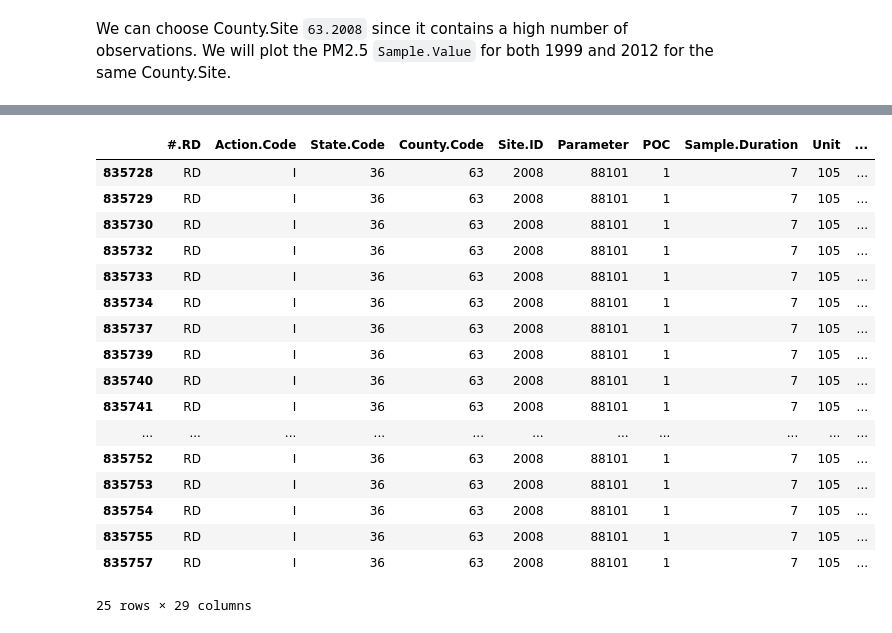
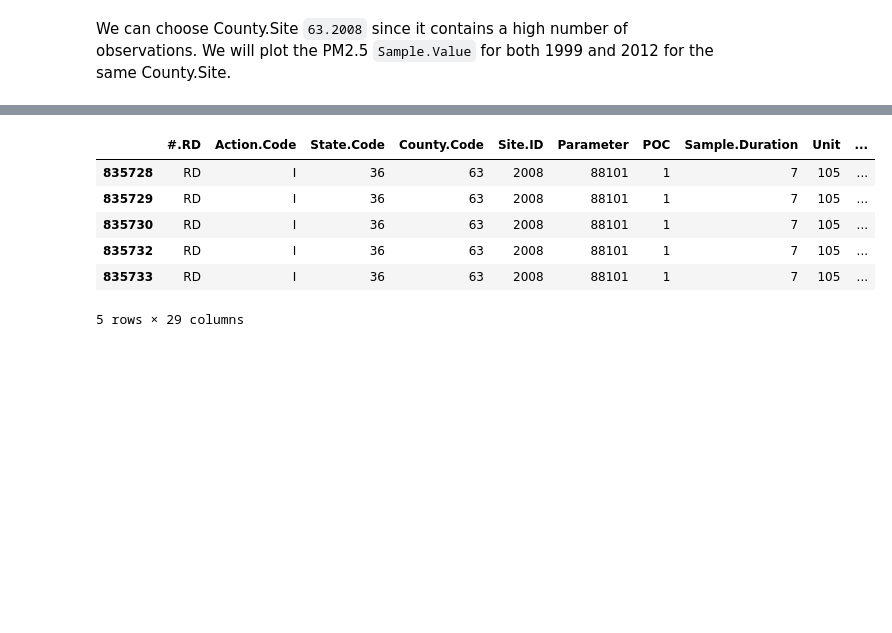
Before and after one commit to aviralwal/learning, a Jupyter notebook: Data Science/3 - Exploratory Data Analysis.ipynb, the cells around one changed output, grey strips where cells are left out. Cells and saved outputs as stored; diff of their text form; code cells hidden in the pictures; blank space fills up the shorter version.

```diff
--- a/Data Science/3 - Exploratory Data Analysis.ipynb
+++ b/Data Science/3 - Exploratory Data Analysis.ipynb
@@ -1039,22 +994,11 @@ pm0_sub
 # %%
 pm1_sub = pm1.loc[(pm1['State.Code'] == 36) & (pm1['County.Code'] == "63") & (pm1['Site.ID']== "2008")]
-pm1_sub
+pm1_sub.head()
 # %% [output]
 |  | #.RD | Action.Code | State.Code | County.Code | Site.ID | Parameter | POC | Sample.Duration | Unit | ... |
 | 835728 | RD | I | 36 | 63 | 2008 | 88101 | 1 | 7 | 105 | ... |
 | 835729 | RD | I | 36 | 63 | 2008 | 88101 | 1 | 7 | 105 | ... |
 | 835730 | RD | I | 36 | 63 | 2008 | 88101 | 1 | 7 | 105 | ... |
 | 835732 | RD | I | 36 | 63 | 2008 | 88101 | 1 | 7 | 105 | ... |
 | 835733 | RD | I | 36 | 63 | 2008 | 88101 | 1 | 7 | 105 | ... |
-| 835734 | RD | I | 36 | 63 | 2008 | 88101 | 1 | 7 | 105 | ... |
-| 835737 | RD | I | 36 | 63 | 2008 | 88101 | 1 | 7 | 105 | ... |
-| 835739 | RD | I | 36 | 63 | 2008 | 88101 | 1 | 7 | 105 | ... |
-| 835740 | RD | I | 36 | 63 | 2008 | 88101 | 1 | 7 | 105 | ... |
-| 835741 | RD | I | 36 | 63 | 2008 | 88101 | 1 | 7 | 105 | ... |
-| ... | ... | ... | ... | ... | ... | ... | ... | ... | ... | ... |
-| 835752 | RD | I | 36 | 63 | 2008 | 88101 | 1 | 7 | 105 | ... |
-| 835753 | RD | I | 36 | 63 | 2008 | 88101 | 1 | 7 | 105 | ... |
-| 835754 | RD | I | 36 | 63 | 2008 | 88101 | 1 | 7 | 105 | ... |
-| 835755 | RD | I | 36 | 63 | 2008 | 88101 | 1 | 7 | 105 | ... |
-| 835757 | RD | I | 36 | 63 | 2008 | 88101 | 1 | 7 | 105 | ... |
-25 rows × 29 columns
+5 rows × 29 columns
```
Also changed, not shown: parts of 22 cells of this notebook, 31 other files.
